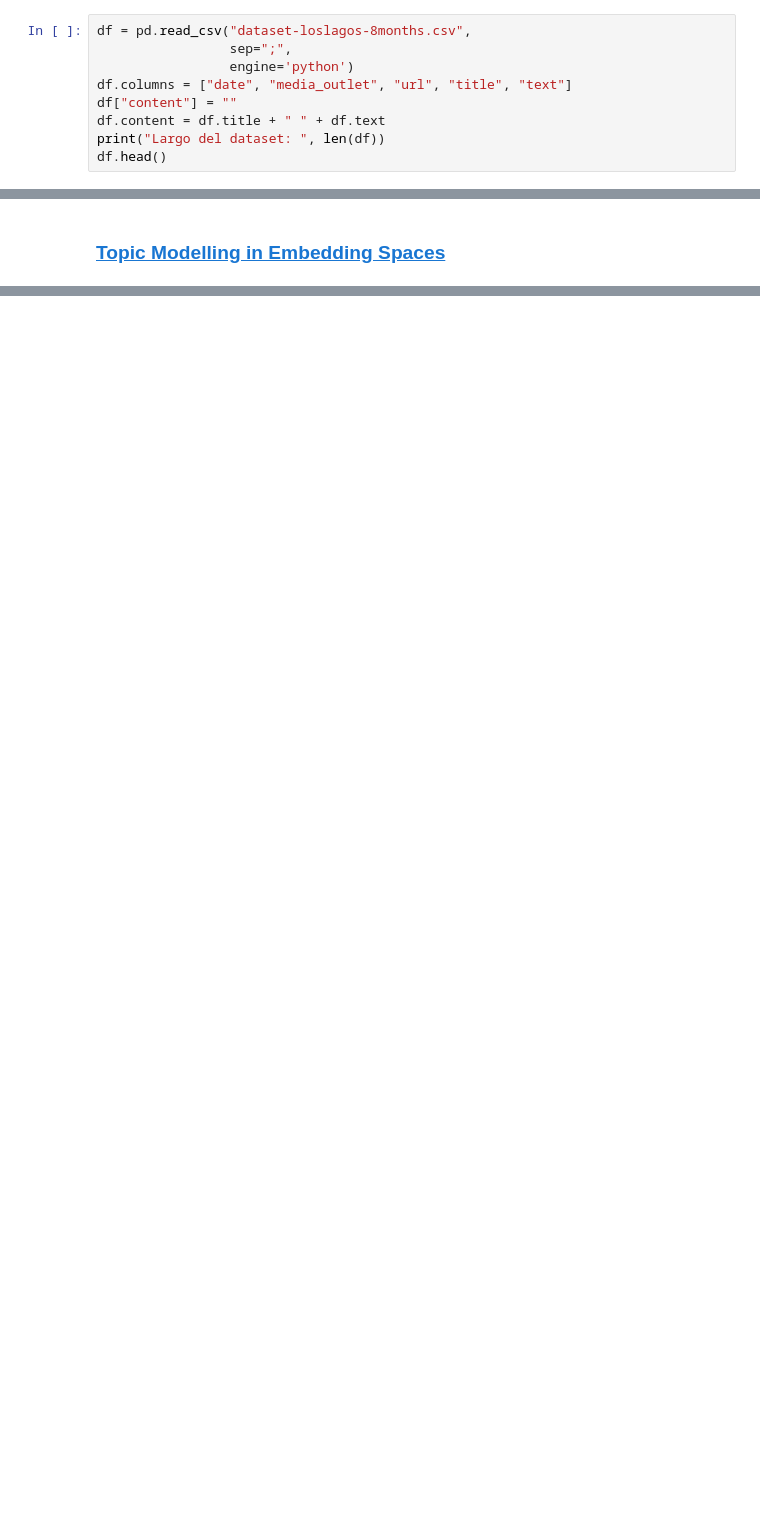
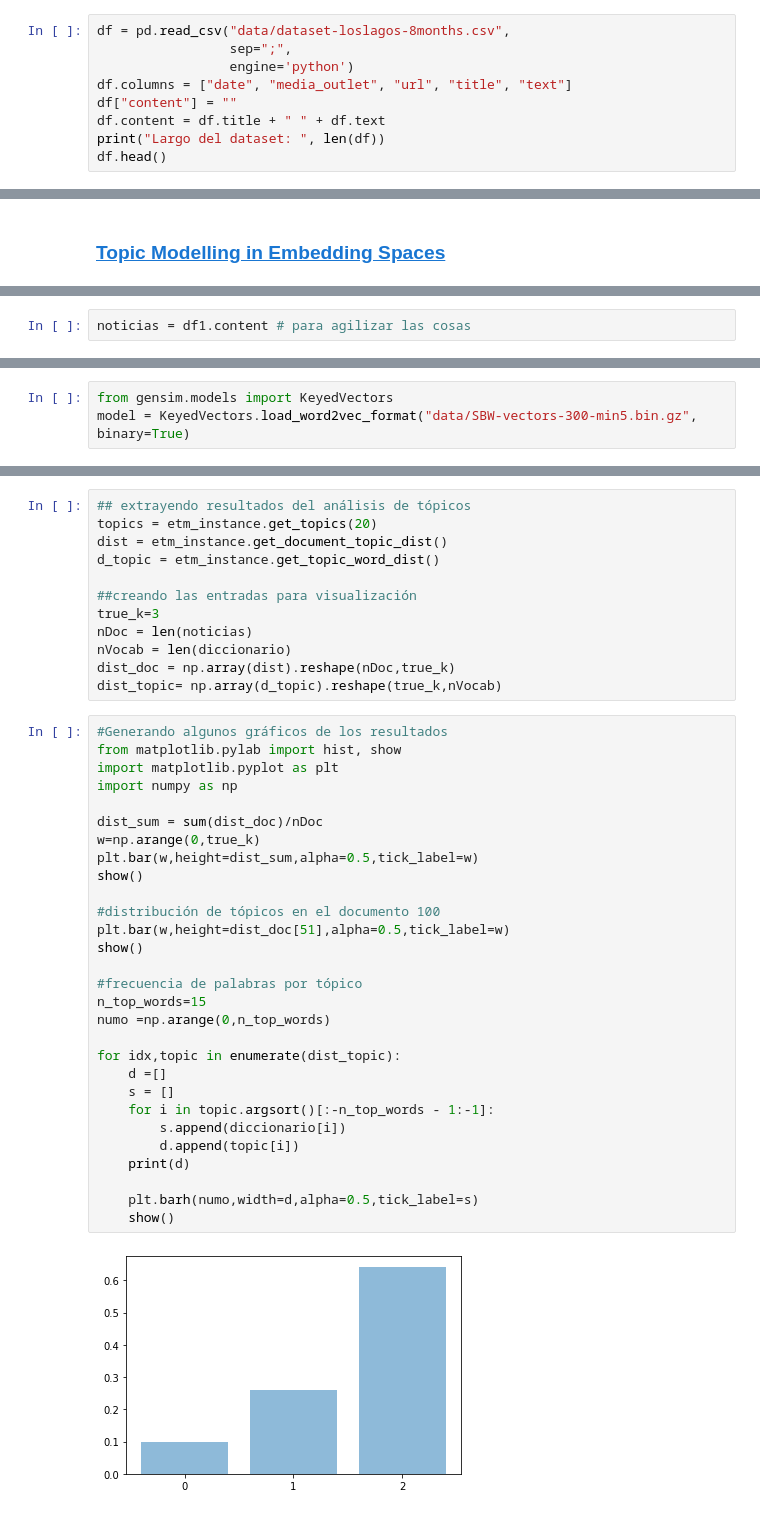
Before and after one commit to recmera/transformers-news-analysis, a Jupyter notebook: 04-ETM-LDA2Vec.ipynb, the cells around one changed output, grey strips where cells are left out. Cells and saved outputs as stored; diff of their text form; blank space fills up the shorter version.

```diff
--- a/04-ETM-LDA2Vec.ipynb
+++ b/04-ETM-LDA2Vec.ipynb
@@ -8,5 +6,5 @@ ModuleNotFoundError: No module named 'pandas'
 # %%
-df = pd.read_csv("dataset-loslagos-8months.csv",
+df = pd.read_csv("data/dataset-loslagos-8months.csv",
                  sep=";",
                  engine='python')
 df.columns = ["date", "media_outlet", "url", "title", "text"]
@@ -133,0 +99,2 @@ topic_diversity = etm_instance.get_topic_diversity()
+# %%
+noticias = df1.content # para agilizar las cosas
@@ -133,0 +128,3 @@ topic_diversity = etm_instance.get_topic_diversity()
+# %%
+from gensim.models import KeyedVectors
+model = KeyedVectors.load_word2vec_format("data/SBW-vectors-300-min5.bin.gz", binary=True)
@@ -133,0 +168,43 @@ topic_diversity = etm_instance.get_topic_diversity()
+# %%
+## extrayendo resultados del análisis de tópicos
+topics = etm_instance.get_topics(20)
+dist = etm_instance.get_document_topic_dist()
+d_topic = etm_instance.get_topic_word_dist()
+
+##creando las entradas para visualización
+true_k=3
+nDoc = len(noticias)
+nVocab = len(diccionario)
+dist_doc = np.array(dist).reshape(nDoc,true_k)
+dist_topic= np.array(d_topic).reshape(true_k,nVocab)
+# %%
+#Generando algunos gráficos de los resultados
+from matplotlib.pylab import hist, show
+import matplotlib.pyplot as plt
+import numpy as np
+
+dist_sum = sum(dist_doc)/nDoc
+w=np.arange(0,true_k)
+plt.bar(w,height=dist_sum,alpha=0.5,tick_label=w)
+show()
+
+#distribución de tópicos en el documento 100
+plt.bar(w,height=dist_doc[51],alpha=0.5,tick_label=w)
+show()
+
+#frecuencia de palabras por tópico
+n_top_words=15
+numo =np.arange(0,n_top_words)
+
+for idx,topic in enumerate(dist_topic):
+    d =[]
+    s = []
+    for i in topic.argsort()[:-n_top_words - 1:-1]:
+        s.append(diccionario[i])
+        d.append(topic[i])
+    print(d)
+
+    plt.barh(numo,width=d,alpha=0.5,tick_label=s)
+    show()
+# %% [output]
+[figure, added]
```
Also changed, not shown: parts of 19 cells of this notebook.
